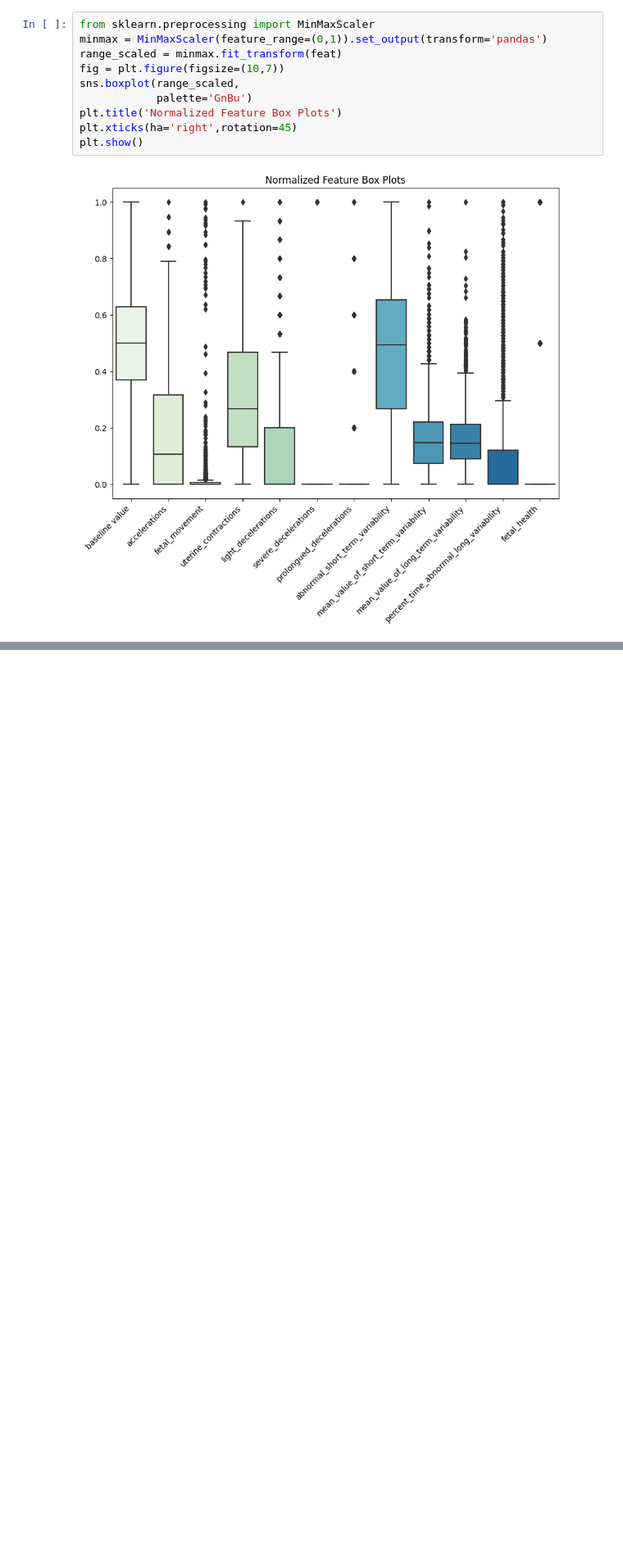
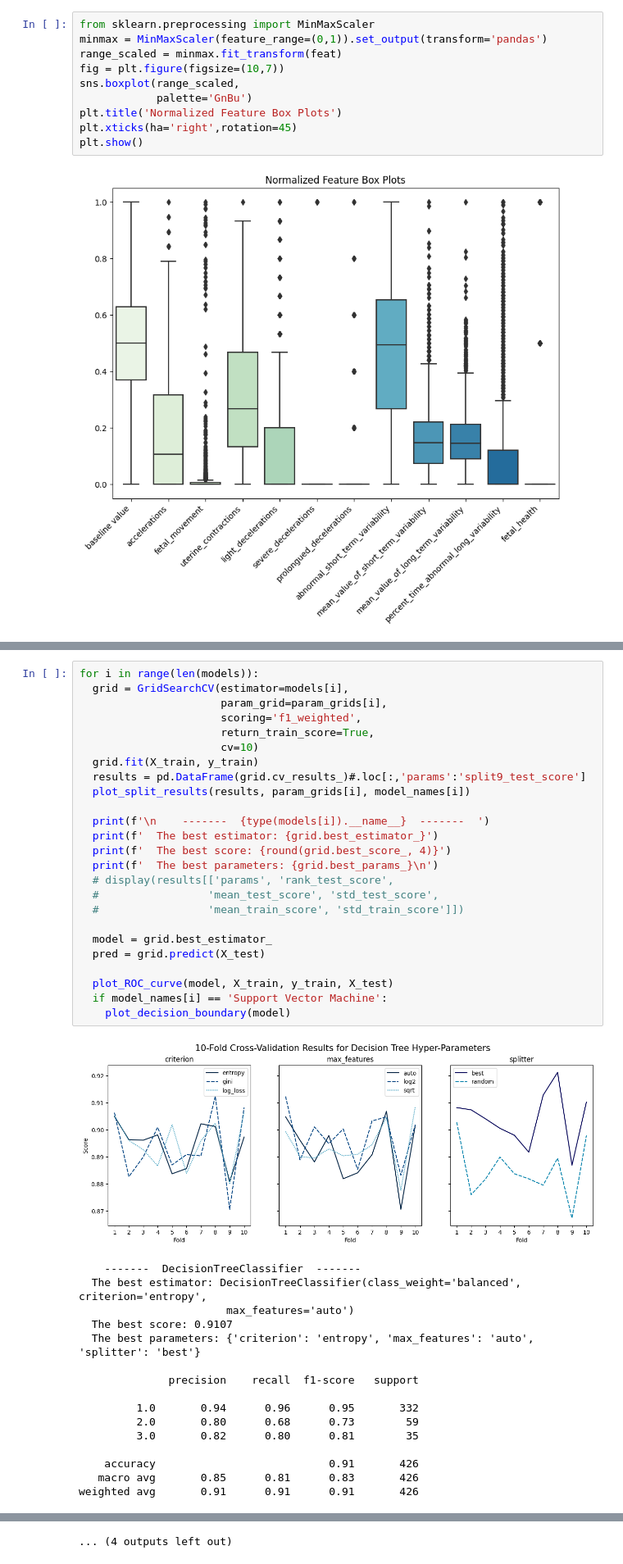
Before and after one commit to dgambone3/Fetal_Health_Prediction, a Jupyter notebook: DM_Project.ipynb, the cells around one changed output, grey strips where cells are left out. Shown at 82% size. Cells and saved outputs as stored; diff of their text form; blank space fills up the shorter version.

```diff
--- a/DM_Project.ipynb
+++ b/DM_Project.ipynb
@@ -539,0 +384,42 @@ weighted avg       0.91      0.90      0.91       426
+# %%
+for i in range(len(models)):
+  grid = GridSearchCV(estimator=models[i],
+                      param_grid=param_grids[i],
+                      scoring='f1_weighted',
+                      return_train_score=True,
+                      cv=10)
+  grid.fit(X_train, y_train)
+  results = pd.DataFrame(grid.cv_results_)#.loc[:,'params':'split9_test_score']
+  plot_split_results(results, param_grids[i], model_names[i])
+
+  print(f'\n    -------  {type(models[i]).__name__}  -------  ')
+  print(f'  The best estimator: {grid.best_estimator_}')
+  print(f'  The best score: {round(grid.best_score_, 4)}')
+  print(f'  The best parameters: {grid.best_params_}\n')
+  # display(results[['params', 'rank_test_score',
+  #                 'mean_test_score', 'std_test_score',
+  #                 'mean_train_score', 'std_train_score']])
+
+  model = grid.best_estimator_
+  pred = grid.predict(X_test)
+
+  plot_ROC_curve(model, X_train, y_train, X_test)
+  if model_names[i] == 'Support Vector Machine':
+    plot_decision_boundary(model)
+# %% [output]
+[figure, added]
+    -------  DecisionTreeClassifier  -------
+  The best estimator: DecisionTreeClassifier(class_weight='balanced', criterion='entropy',
+                       max_features='auto')
+  The best score: 0.9107
+  The best parameters: {'criterion': 'entropy', 'max_features': 'auto', 'splitter': 'best'}
+
+              precision    recall  f1-score   support
+
+         1.0       0.94      0.96      0.95       332
+         2.0       0.80      0.68      0.73        59
+         3.0       0.82      0.80      0.81        35
+
+    accuracy                           0.91       426
+   macro avg       0.85      0.81      0.83       426
+weighted avg       0.91      0.91      0.91       426
@@ -539,0 +475 @@ weighted avg       0.91      0.90      0.91       426
+... (4 outputs left out)
```
Also changed, not shown: parts of 46 cells of this notebook.
